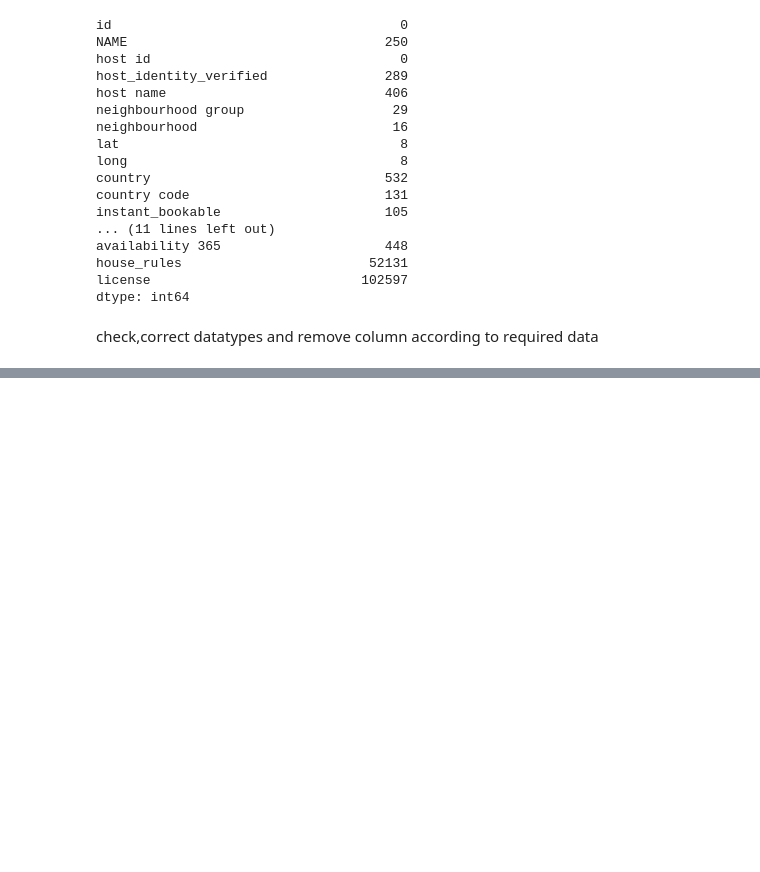
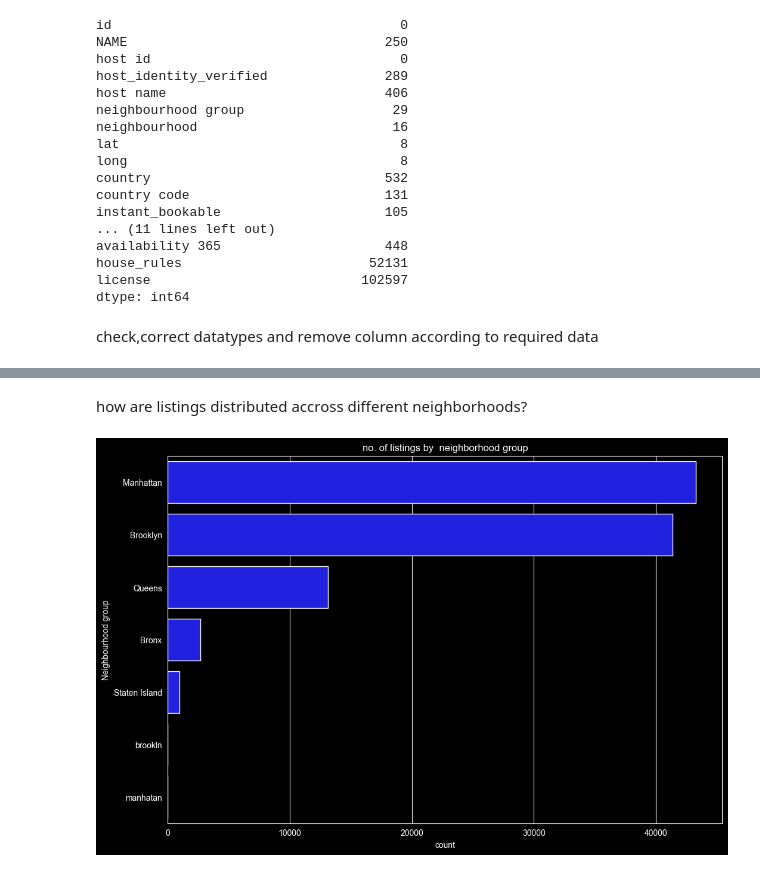
Before and after one commit to adigupta-ds/Airbnb_data_analysis, a Jupyter notebook: Airbnb_data_analysis.ipynb, the cells around one changed output, grey strips where cells are left out. Saved outputs shown, nothing was run; the diff lists cells and outputs as text; code cells hidden in the pictures; blank space fills up the shorter version.

```diff
--- a/Airbnb_data_analysis.ipynb
+++ b/Airbnb_data_analysis.ipynb
@@ -120,0 +154,11 @@ memory usage: 21.0+ MB
+# %% [markdown]
+how are listings distributed accross different neighborhoods?
+# %%
+plt.figure(figsize=(12,8))
+sns.countplot(y="neighbourhood group",data=df,color='blue',order=df['neighbourhood group'].value_counts().index)
+plt.title("no. of listings by  neighborhood group")
+plt.xlabel("count")
+plt.ylabel("Neighbourhood group")
+plt.show()
+# %% [output]
+[figure, added]
```
Also changed, not shown: parts of 15 cells of this notebook.
